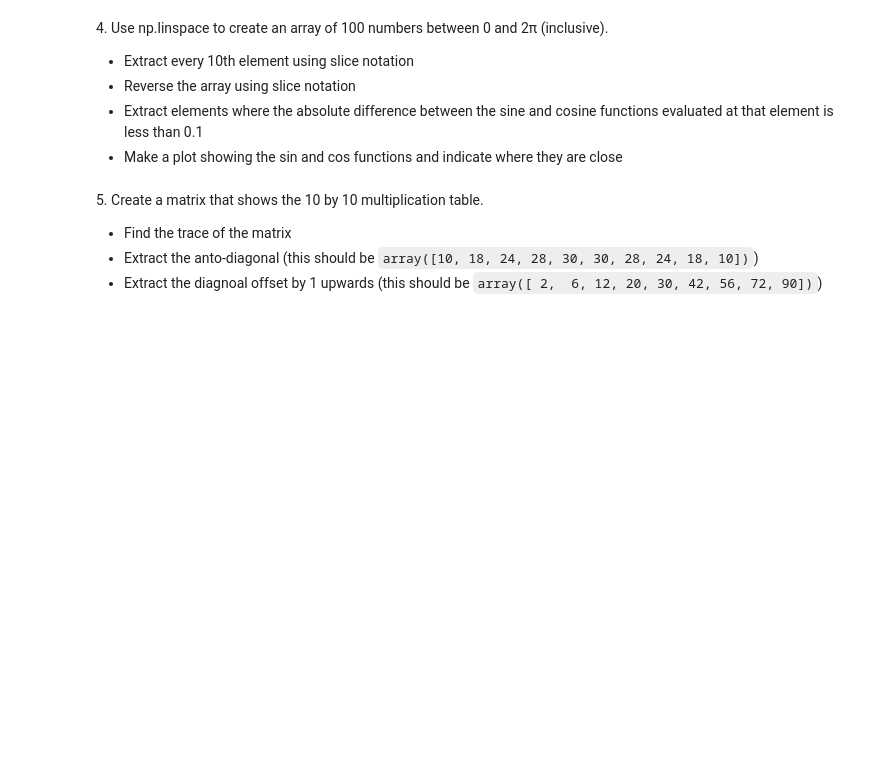
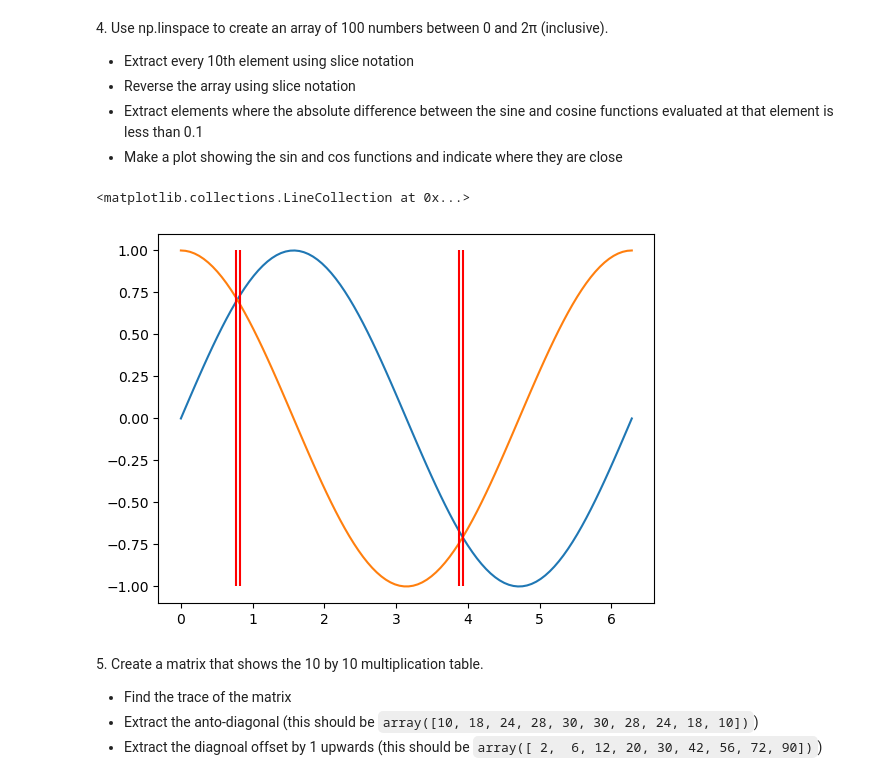
Before and after one commit to LiberoP/LaboratoryOfComputationalPhysics_Y8, a Jupyter notebook: 04ex_Numpy.ipynb, the cells around one changed output. Cells and saved outputs as stored; diff of their text form; code cells hidden in the pictures; blank space fills up the shorter version.

```diff
--- a/04ex_Numpy.ipynb
+++ b/04ex_Numpy.ipynb
@@ -47,3 +94,17 @@ Hint: Use the following numpy functions - np.random.random, np.any as well as Bo
+# %%
+import matplotlib.pyplot as plt
+l=np.linspace(0,2*np.pi, 100)
+#print(l)
+l_10=l[::10]
+l_inv=l[::-1]
+l_filtered=l[np.abs(np.sin(l)-np.cos(l))<0.1]
+#print(l_filtered)
+plt.plot(l, np.sin(l))
+plt.plot(l, np.cos(l))
+plt.vlines(l_filtered, -1, +1, color ='r')
+# %% [output]
+<matplotlib.collections.LineCollection at 0x...>
+[figure, added]
 # %% [markdown]
 5\. Create a matrix that shows the 10 by 10 multiplication table.
 
```
Also changed, not shown: parts of 14 cells of this notebook.
